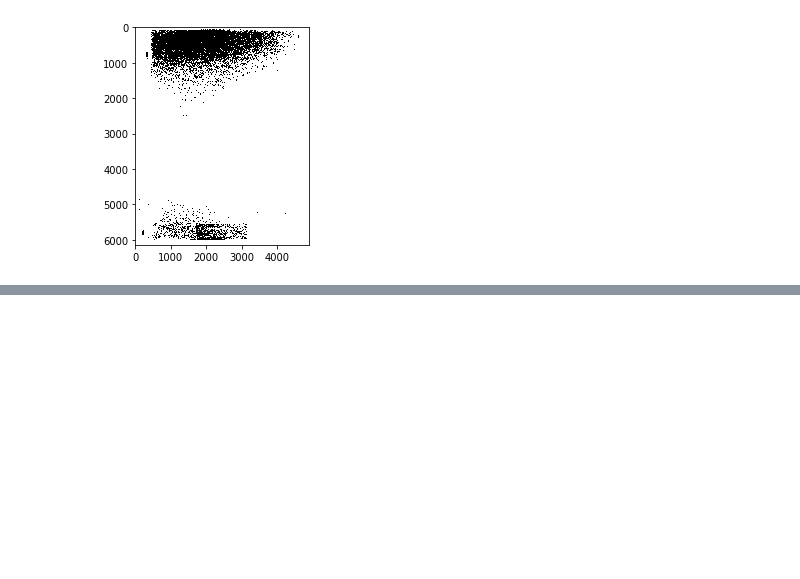
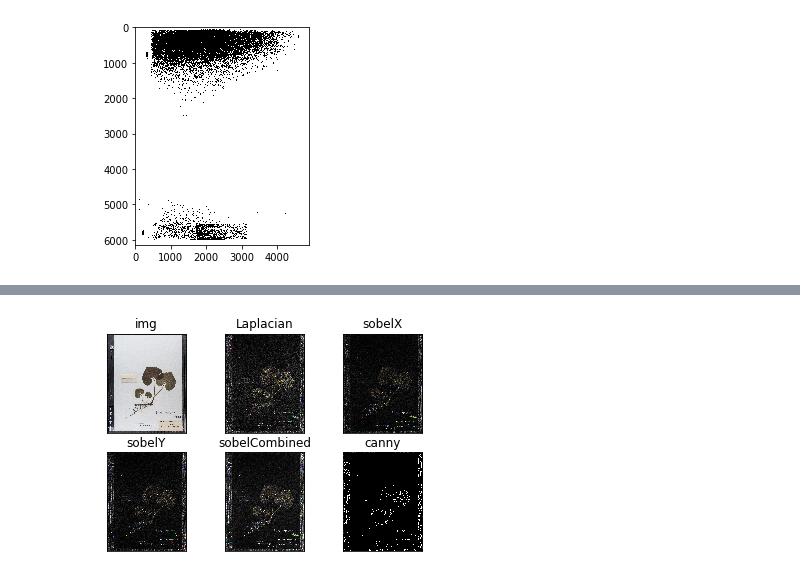
Before and after one commit to anna5hwang/SeniorProj, a Jupyter notebook: leaf-test/leaf-test.ipynb, the cells around one changed output, grey strips where cells are left out. Cells and saved outputs as stored; diff of their text form; code cells hidden in the pictures; blank space fills up the shorter version.

```diff
--- a/leaf-test/leaf-test.ipynb
+++ b/leaf-test/leaf-test.ipynb
@@ -79,9 +96,9 @@ img.max()
 255
 # %%
 # convert to RGB
-img = cv2.cvtColor(img, cv2.COLOR_BGR2RGB)
+img2 = cv2.cvtColor(img, cv2.COLOR_BGR2RGB)
 # convert to grayscale
-gray = cv2.cvtColor(img, cv2.COLOR_RGB2GRAY)
+gray = cv2.cvtColor(img2, cv2.COLOR_RGB2GRAY)
 plt.imshow(gray)
 # %% [output]
 <matplotlib.image.AxesImage at 0x...>
@@ -107,0 +121,24 @@ plt.show()
+# %%
+canny = cv2.Canny(img, 50, 200)
+lap = cv2.Laplacian(img, cv2.CV_64F, ksize = 3)
+# uint = unsigned integer
+lap = np.uint8(np.absolute(lap))
+
+sobelX = cv2.Sobel(img, cv2.CV_64F, 1, 0)
+sobelY = cv2.Sobel(img, cv2.CV_64F, 0, 1)
+
+sobelX = np.uint8(np.absolute(sobelX))
+sobelY = np.uint8(np.absolute(sobelY))
+
+sobelCombined = cv2.bitwise_or(sobelX, sobelY)
+
+titles = ['img', 'Laplacian', 'sobelX', 'sobelY', 'sobelCombined', 'canny']
+images = [img, lap, sobelX, sobelY, sobelCombined, canny]
+for i in range(6):
+    plt.subplot(2, 3, i+1), plt.imshow(images[i], 'gray')
+    plt.title(titles[i])
+    plt.xticks([]), plt.yticks([])
+
+plt.show()
+# %% [output]
+[figure, added]
```
Also changed, not shown: parts of 5 cells of this notebook.
